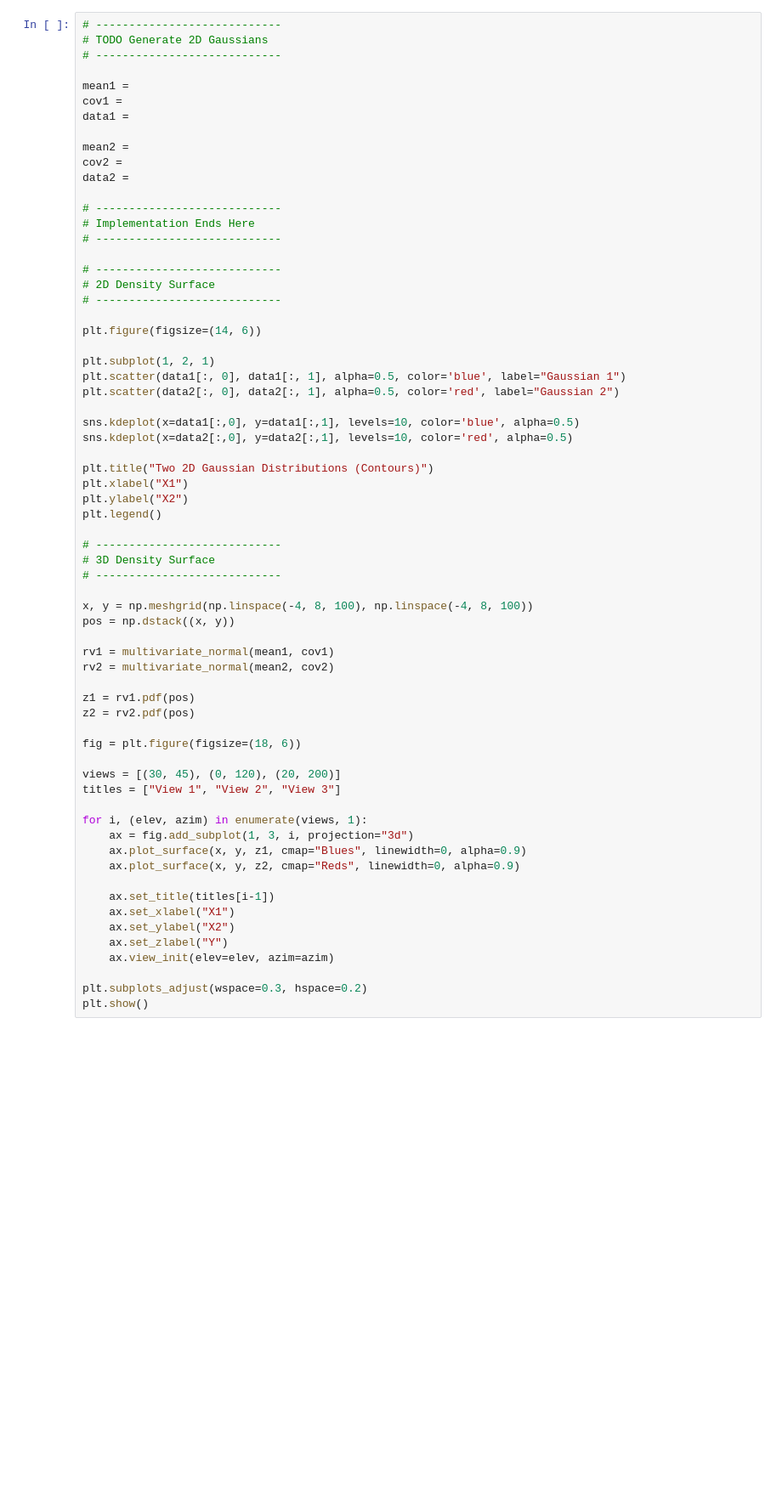
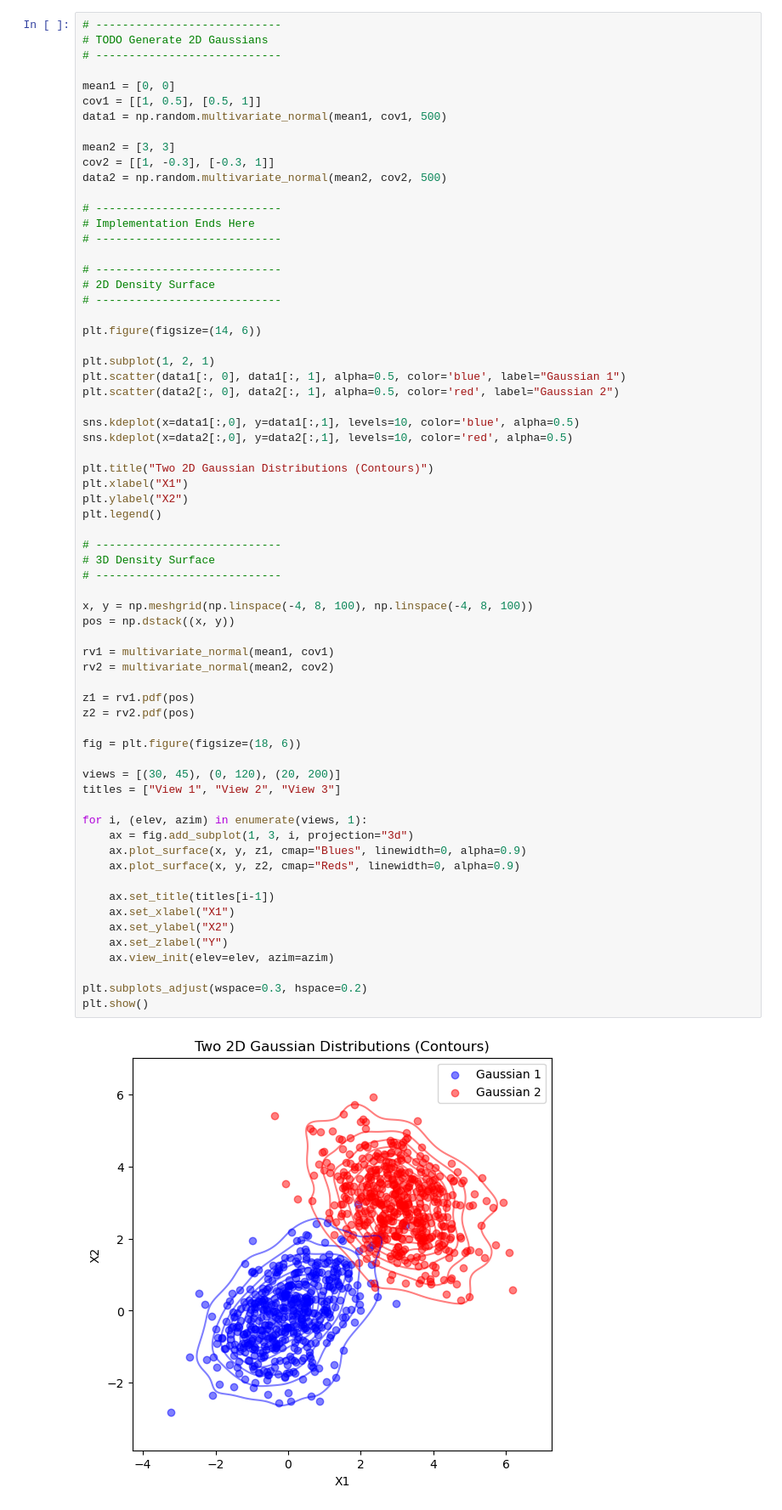
Before and after one commit to CS506-Boston-University/lab5-wqparker, a Jupyter notebook: lab5.ipynb, the cells around one changed output. Shown at 85% size. Drawn from its saved outputs; the diff is of its cells as text; blank space fills up the shorter version.

```diff
--- a/lab5.ipynb
+++ b/lab5.ipynb
@@ -72,13 +74,13 @@ This will help you understand how clusters look in **2D Gaussian space**.
 # TODO Generate 2D Gaussians
 # ----------------------------
 
-mean1 =
-cov1 =
-data1 =
+mean1 = [0, 0]
+cov1 = [[1, 0.5], [0.5, 1]]
+data1 = np.random.multivariate_normal(mean1, cov1, 500)
 
-mean2 =
-cov2 =
-data2 =
+mean2 = [3, 3]
+cov2 = [[1, -0.3], [-0.3, 1]]
+data2 = np.random.multivariate_normal(mean2, cov2, 500)
 
 # ----------------------------
 # Implementation Ends Here
@@ -106,30 +108,32 @@ plt.legend()
 # 3D Density Surface
 # ----------------------------
 
 x, y = np.meshgrid(np.linspace(-4, 8, 100), np.linspace(-4, 8, 100))
 pos = np.dstack((x, y))
 
 rv1 = multivariate_normal(mean1, cov1)
 rv2 = multivariate_normal(mean2, cov2)
 
 z1 = rv1.pdf(pos)
 z2 = rv2.pdf(pos)
 
 fig = plt.figure(figsize=(18, 6))
 
 views = [(30, 45), (0, 120), (20, 200)]
 titles = ["View 1", "View 2", "View 3"]
 
 for i, (elev, azim) in enumerate(views, 1):
     ax = fig.add_subplot(1, 3, i, projection="3d")
     ax.plot_surface(x, y, z1, cmap="Blues", linewidth=0, alpha=0.9)
     ax.plot_surface(x, y, z2, cmap="Reds", linewidth=0, alpha=0.9)
 
     ax.set_title(titles[i-1])
     ax.set_xlabel("X1")
     ax.set_ylabel("X2")
     ax.set_zlabel("Y")
     ax.view_init(elev=elev, azim=azim)
 
 plt.subplots_adjust(wspace=0.3, hspace=0.2)
 plt.show()
+# %% [output]
+[figure, added]
```
Also changed, not shown: parts of 10 cells of this notebook.
